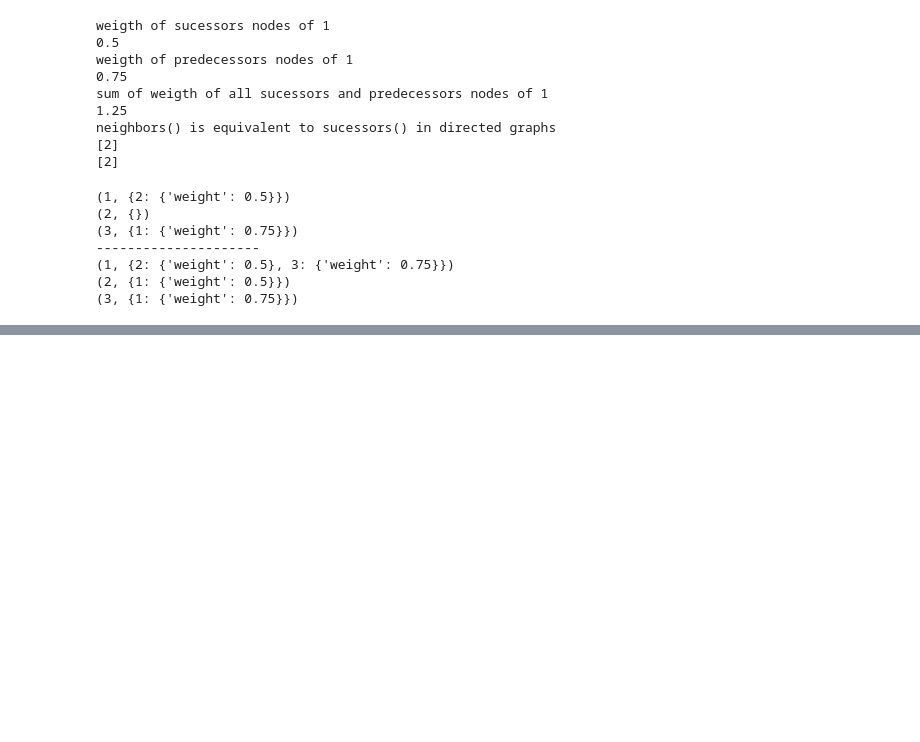
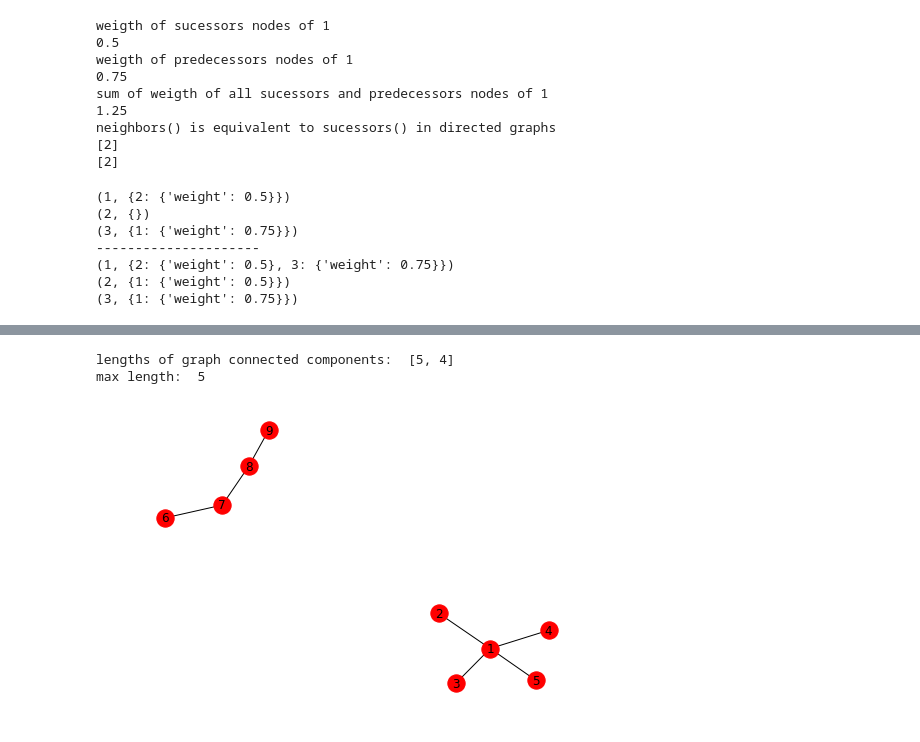
Before and after one commit to MLRG-CEFET-RJ/graph-structured-data, a Jupyter notebook: tutorials/NetworkX.ipynb, the cells around one changed output, grey strips where cells are left out. Drawn from its saved outputs; the diff is of its cells as text; code cells hidden in the pictures; blank space fills up the shorter version.

```diff
--- a/tutorials/NetworkX.ipynb
+++ b/tutorials/NetworkX.ipynb
@@ -148,0 +207,13 @@ G = nx.read_adjlist("graph-structured-data/datasets/roadNet-CA_adj.tsv")
+# %%
+# BE CAREFUL, a max length graph component not necessarily has a max diameter (maybe other measures too)
+G = nx.Graph()
+G.add_nodes_from(range(1,10))
+G.add_edges_from([(1,2), (1,3), (1,4), (1,5), (6,7), (7,8), (8,9)])
+nx.draw(G, with_labels=True)
+
+print('lengths of graph connected components: ' ,[len(c) for c in sorted(nx.connected_components(G), key=len, reverse=True)])
+print('max length: ', len(max(nx.connected_components(G), key=len)))
+# %% [output]
+lengths of graph connected components:  [5, 4]
+max length:  5
+[figure, added]
```
Also changed, not shown: parts of 10 cells of this notebook, 4 other files.
